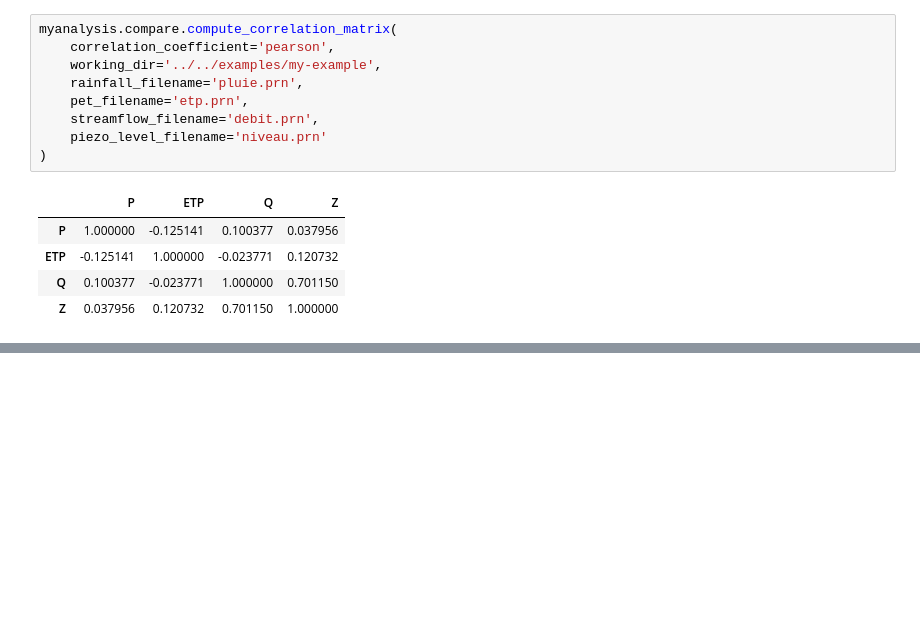
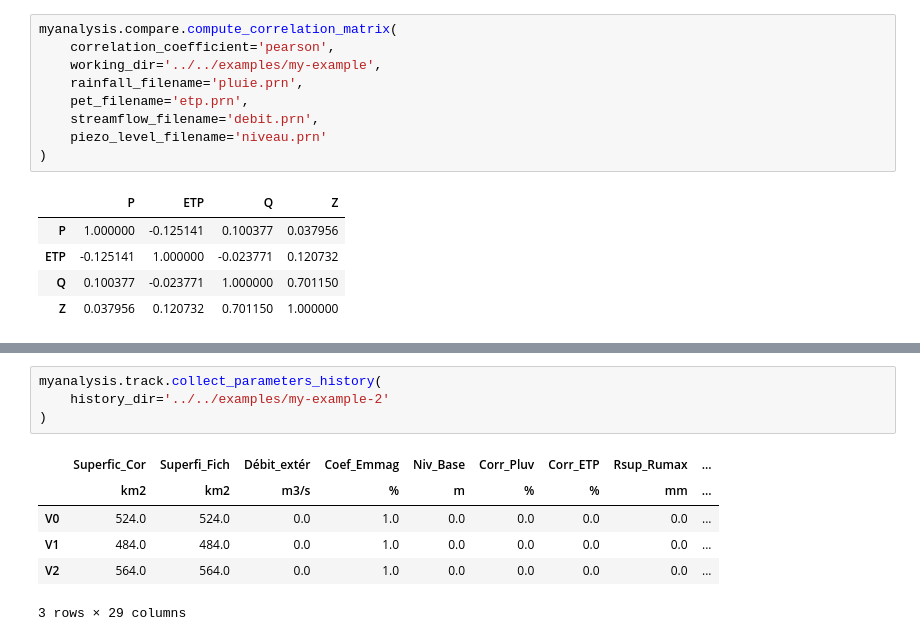
Before and after one commit to ThibHlln/mymeteeaunappes, a Jupyter notebook: myanalysis/demo/myanalysis.ipynb, the cells around one changed output, grey strips where cells are left out. Drawn from its saved outputs; the diff is of its cells as text; blank space fills up the shorter version.

```diff
--- a/myanalysis/demo/myanalysis.ipynb
+++ b/myanalysis/demo/myanalysis.ipynb
@@ -80,0 +174,11 @@ myanalysis.compare.compute_correlation_matrix(
+# %%
+myanalysis.track.collect_parameters_history(
+    history_dir='../../examples/my-example-2'
+)
+# %% [output]
+|  | Superfic_Cor | Superfi_Fich | Débit_extér | Coef_Emmag | Niv_Base | Corr_Pluv | Corr_ETP | Rsup_Rumax | ... |
+|  | km2 | km2 | m3/s | % | m | % | % | mm | ... |
+| V0 | 524.0 | 524.0 | 0.0 | 1.0 | 0.0 | 0.0 | 0.0 | 0.0 | ... |
+| V1 | 484.0 | 484.0 | 0.0 | 1.0 | 0.0 | 0.0 | 0.0 | 0.0 | ... |
+| V2 | 564.0 | 564.0 | 0.0 | 1.0 | 0.0 | 0.0 | 0.0 | 0.0 | ... |
+3 rows × 29 columns
```
Also changed, not shown: parts of 13 cells of this notebook, 25 other files.
